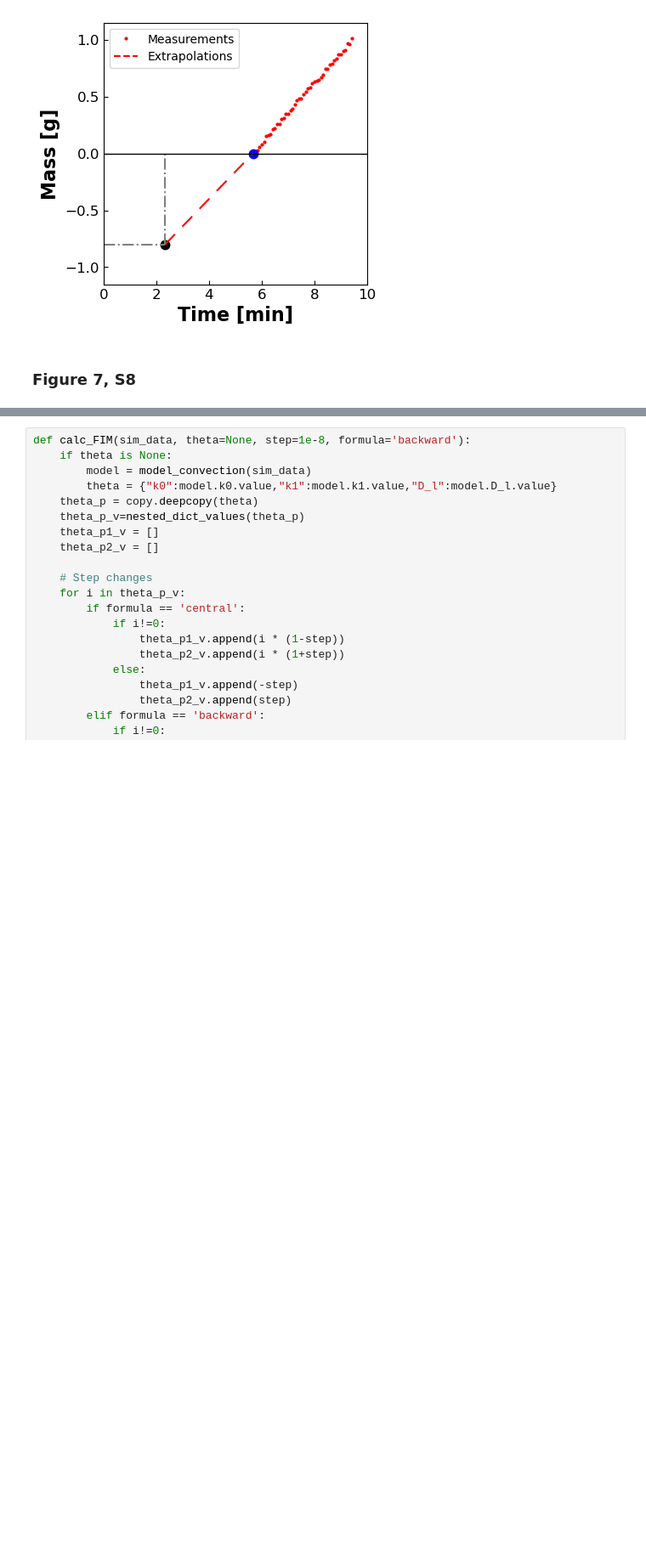
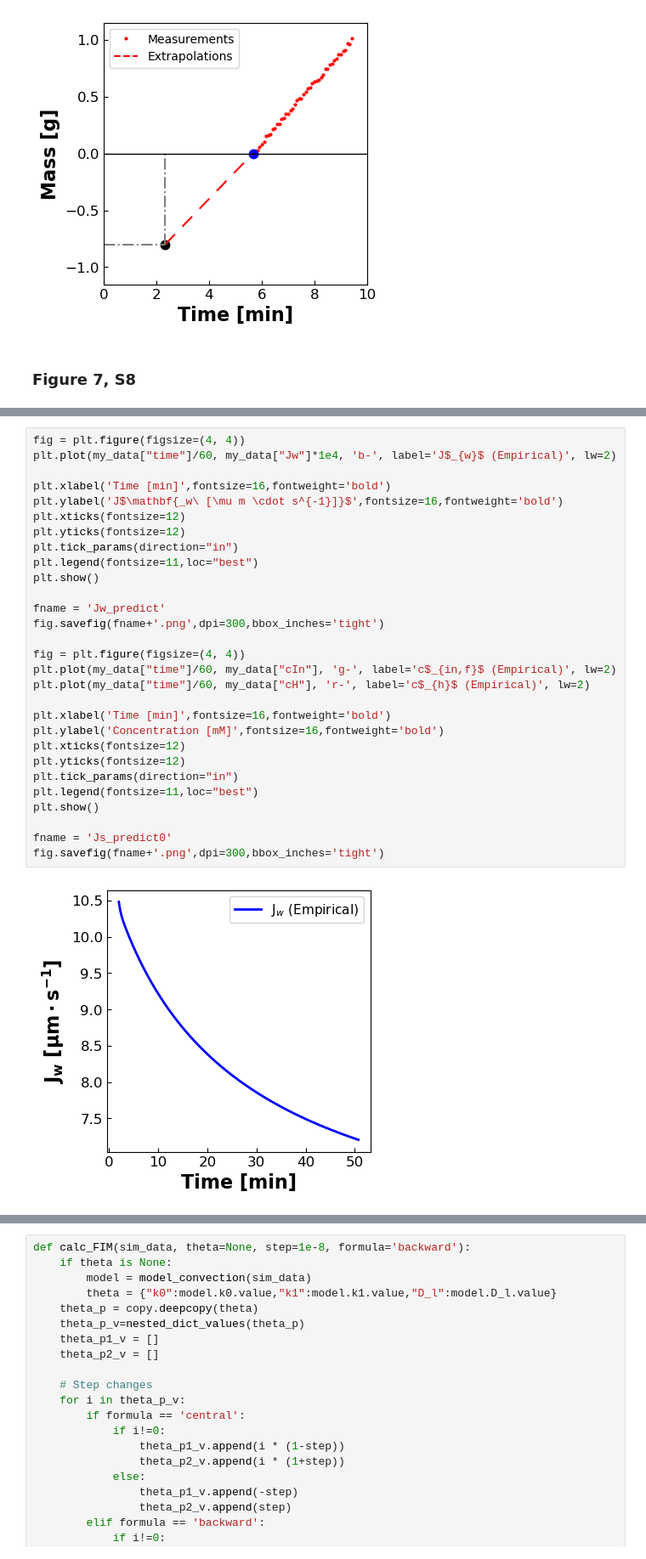
Before and after one commit to dowlinglab/dynamic-diafiltration-pyomo, a Jupyter notebook: DATA2_visualization.ipynb, the cells around one changed output, grey strips where cells are left out. Shown at 85% size. Drawn from its saved outputs; the diff is of its cells as text; blank space fills up the shorter version.

```diff
--- a/DATA2_visualization.ipynb
+++ b/DATA2_visualization.ipynb
@@ -310,0 +322,31 @@ fig.savefig(fname+'.png',dpi=300,bbox_inches='tight')
+# %%
+fig = plt.figure(figsize=(4, 4))
+plt.plot(my_data["time"]/60, my_data["Jw"]*1e4, 'b-', label='J$_{w}$ (Empirical)', lw=2)
+
+plt.xlabel('Time [min]',fontsize=16,fontweight='bold')
+plt.ylabel('J$\mathbf{_w\ [\mu m \cdot s^{-1}]}$',fontsize=16,fontweight='bold')
+plt.xticks(fontsize=12)
+plt.yticks(fontsize=12)
+plt.tick_params(direction="in")
+plt.legend(fontsize=11,loc="best")
+plt.show()
+
+fname = 'Jw_predict'
+fig.savefig(fname+'.png',dpi=300,bbox_inches='tight')
+
+fig = plt.figure(figsize=(4, 4))
+plt.plot(my_data["time"]/60, my_data["cIn"], 'g-', label='c$_{in,f}$ (Empirical)', lw=2)
+plt.plot(my_data["time"]/60, my_data["cH"], 'r-', label='c$_{h}$ (Empirical)', lw=2)
+
+plt.xlabel('Time [min]',fontsize=16,fontweight='bold')
+plt.ylabel('Concentration [mM]',fontsize=16,fontweight='bold')
+plt.xticks(fontsize=12)
+plt.yticks(fontsize=12)
+plt.tick_params(direction="in")
+plt.legend(fontsize=11,loc="best")
+plt.show()
+
+fname = 'Js_predict0'
+fig.savefig(fname+'.png',dpi=300,bbox_inches='tight')
+# %% [output]
+[figure, added]
```
Also changed, not shown: parts of 12 cells of this notebook, 8 other files.
